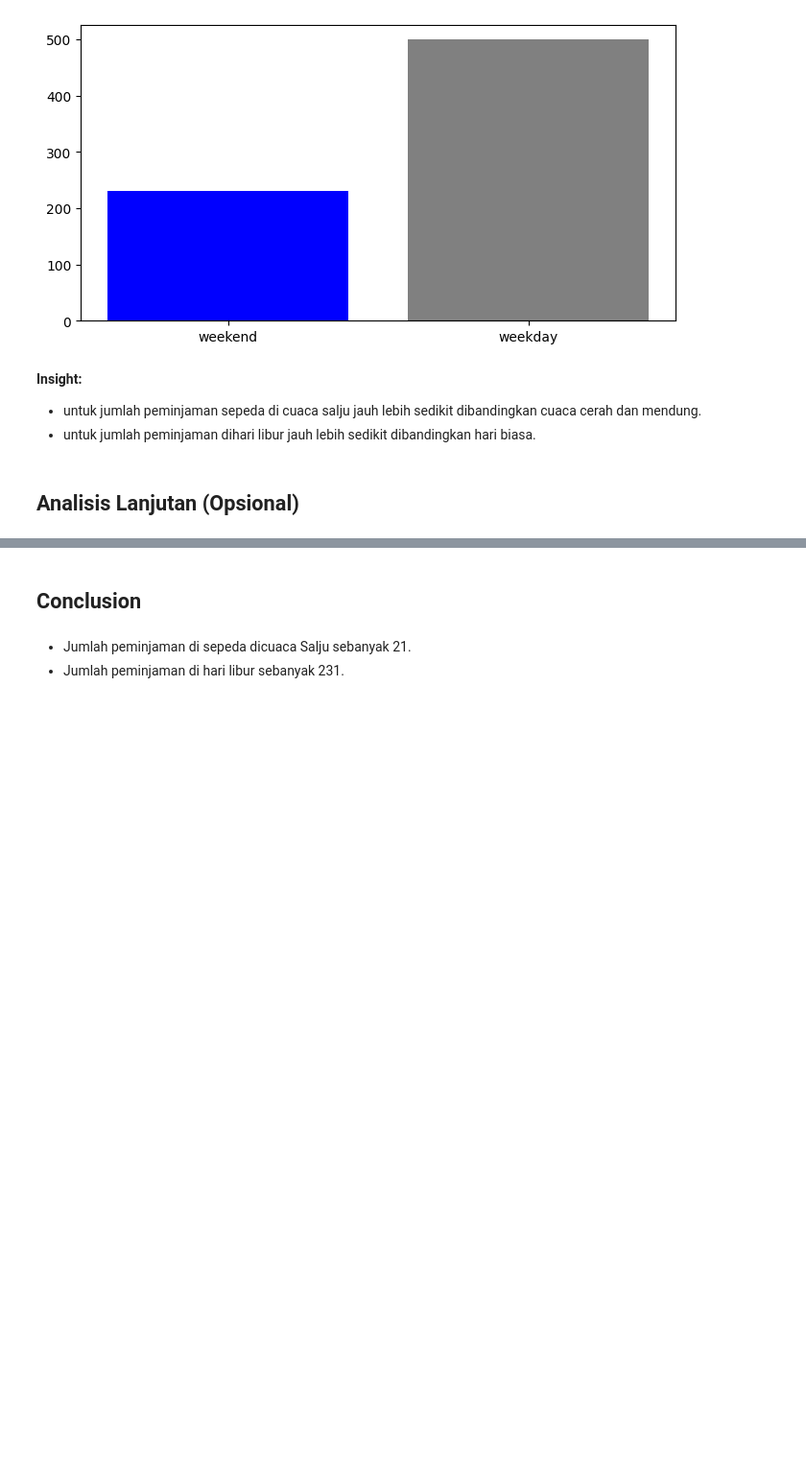
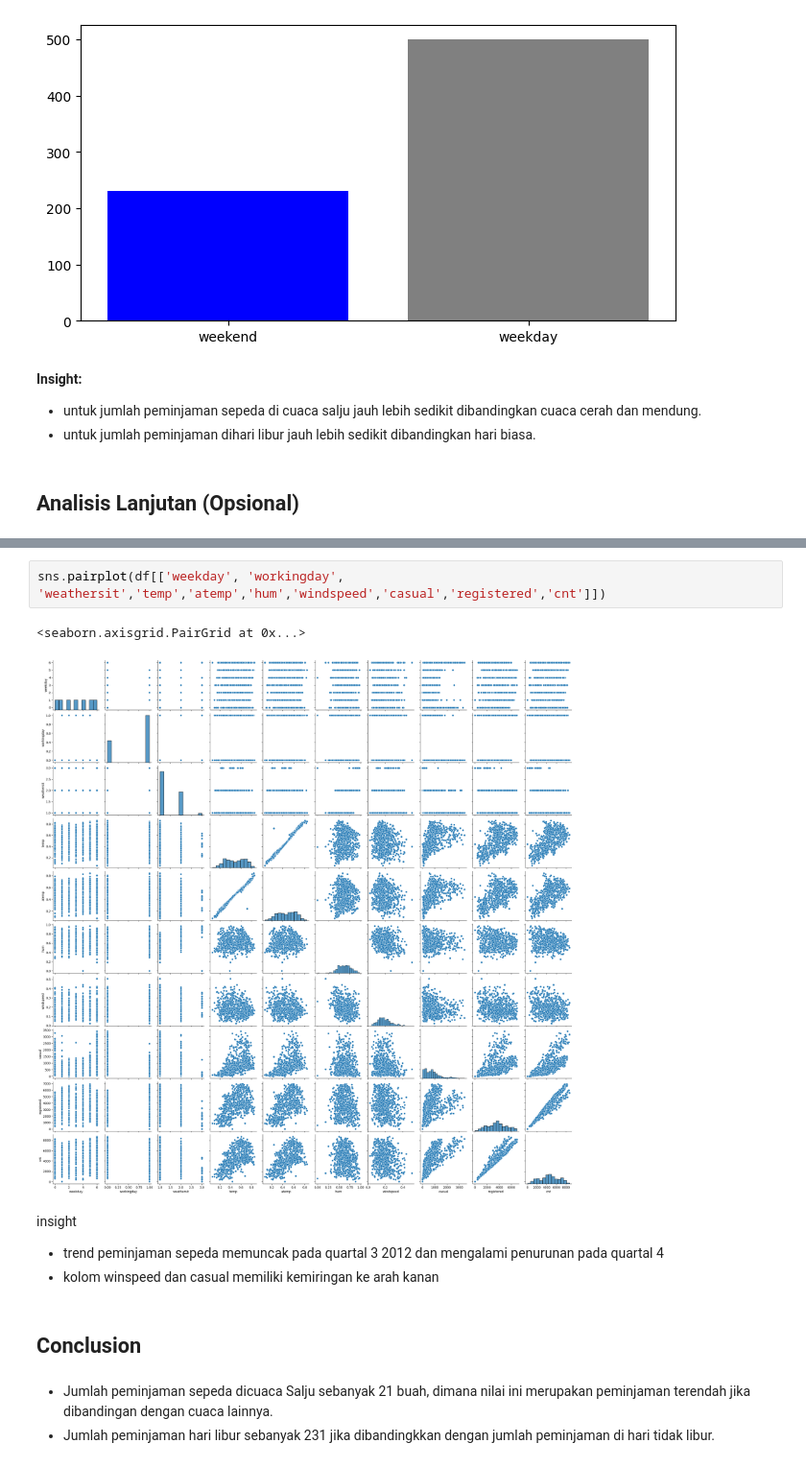
Before and after one commit to Lidyada00/SubmissionProyek-Analisis-Data, a Jupyter notebook: Proyek_Analisis_Data_Lidya.ipynb, the cells around one changed output, grey strips where cells are left out. Shown at 96% size. Saved outputs shown, nothing was run; the diff lists cells and outputs as text; blank space fills up the shorter version.

```diff
--- a/Proyek_Analisis_Data_Lidya.ipynb
+++ b/Proyek_Analisis_Data_Lidya.ipynb
@@ -193,5 +210,14 @@ plt.show()
+# %%
+sns.pairplot(df[['weekday', 'workingday', 'weathersit','temp','atemp','hum','windspeed','casual','registered','cnt']])
+# %% [output]
+<seaborn.axisgrid.PairGrid at 0x...>
+[figure, added]
+# %% [markdown]
+insight
+- trend peminjaman sepeda memuncak pada quartal 3 2012 dan mengalami penurunan pada quartal 4
+- kolom winspeed dan casual memiliki kemiringan ke arah kanan
 # %% [markdown]
 ## Conclusion
 # %% [markdown]
-- Jumlah peminjaman di sepeda dicuaca Salju sebanyak 21.
-- Jumlah peminjaman di hari libur sebanyak 231.
+- Jumlah peminjaman sepeda dicuaca Salju sebanyak 21 buah, dimana nilai ini merupakan peminjaman terendah jika dibandingan dengan cuaca lainnya.
+- Jumlah peminjaman hari libur sebanyak 231 jika dibandingkkan dengan jumlah peminjaman di hari tidak libur.
```
Also changed, not shown: parts of 12 cells of this notebook.
